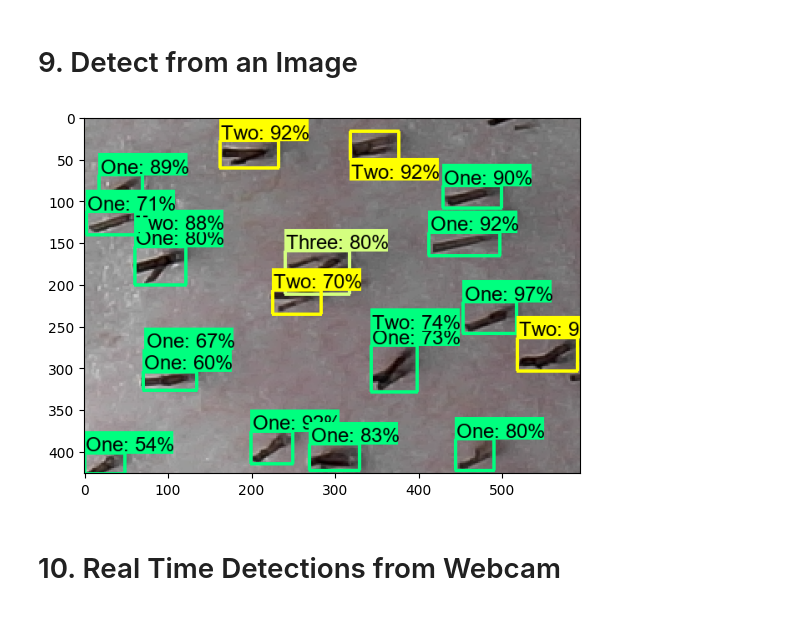
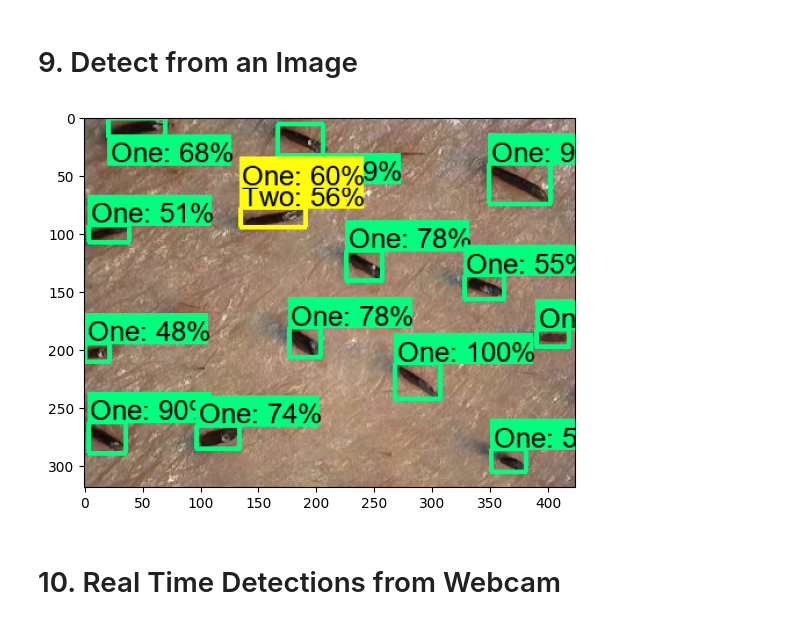
Before and after one commit to waizbart/object-detection, a Jupyter notebook: 2. Training and Detection.ipynb, the cells around one changed output. Cells and saved outputs as stored; diff of their text form; code cells hidden in the pictures.

```diff
--- a/2. Training and Detection.ipynb
+++ b/2. Training and Detection.ipynb
@@ -222,41 +282,41 @@ from matplotlib import pyplot as plt
 # %%
 category_index = label_map_util.create_category_index_from_labelmap(files['LABELMAP'])
 # %%
-IMAGE_PATH = os.path.join(paths['IMAGE_PATH'], 'test', '12.png')
+IMAGE_PATH = os.path.join(paths['IMAGE_PATH'], 'test', '16.png')
 # %%
 img = cv2.imread(IMAGE_PATH)
 image_np = np.array(img)
 
 input_tensor = tf.convert_to_tensor(np.expand_dims(image_np, 0), dtype=tf.float32)
 detections = detect_fn(input_tensor)
 
 num_detections = int(detections.pop('num_detections'))
 detections = {key: value[0, :num_detections].numpy()
               for key, value in detections.items()}
 detections['num_detections'] = num_detections
 
 # detection_classes should be ints.
 detections['detection_classes'] = detections['detection_classes'].astype(np.int64)
 
 label_id_offset = 1
 image_np_with_detections = image_np.copy()
 
 viz_utils.visualize_boxes_and_labels_on_image_array(
             image_np_with_detections,
             detections['detection_boxes'],
             detections['detection_classes']+label_id_offset,
             detections['detection_scores'],
             category_index,
             use_normalized_coordinates=True,
-            max_boxes_to_draw=100,
-            min_score_thresh=.5,
+            max_boxes_to_draw=1000,
+            min_score_thresh=0.4,
             agnostic_mode=False
             )
 
 plt.imshow(cv2.cvtColor(image_np_with_detections, cv2.COLOR_BGR2RGB))
 plt.show()
 # %% [output]
-[figure, old version]
+[figure, new version]
 # %% [markdown]
 # 10. Real Time Detections from Webcam
 # %%
```
Also changed, not shown: parts of 9 cells of this notebook, 1 other file.
